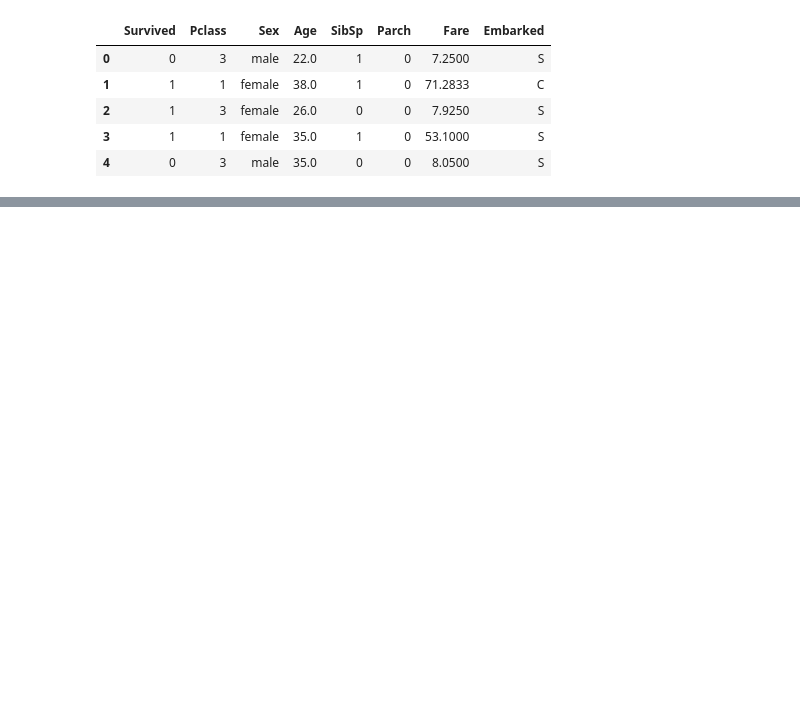
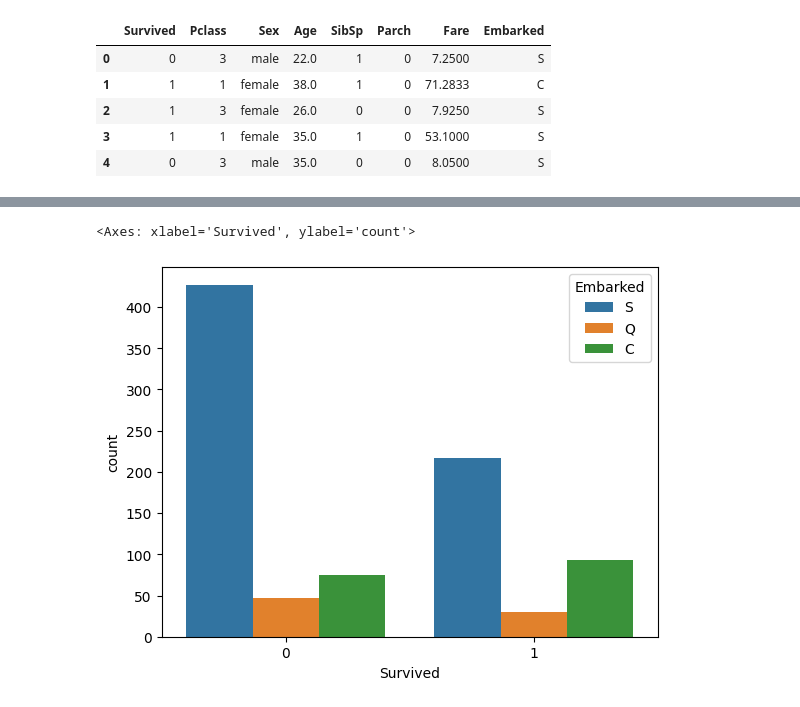
Before and after one commit to CarlosCordova2023/Regresi-nLog-stica, a Jupyter notebook: EjercicioRegresiónLogística.ipynb, the cells around one changed output, grey strips where cells are left out. Cells and saved outputs as stored; diff of their text form; code cells hidden in the pictures; blank space fills up the shorter version.

```diff
--- a/EjercicioRegresiónLogística.ipynb
+++ b/EjercicioRegresiónLogística.ipynb
@@ -290,3 +292,6 @@ datos.head()
 | 2 | 1 | 3 | female | 26.0 | 0 | 0 | 7.9250 | S |
 | 3 | 1 | 1 | female | 35.0 | 1 | 0 | 53.1000 | S |
 | 4 | 0 | 3 | male | 35.0 | 0 | 0 | 8.0500 | S |
+# %%
+datos =datos.join(dummies_sex10)
+datos=datos.drop(["Sex"], axis=1)
@@ -292,0 +300,2 @@ datos.head()
+# %%
+datos=datos.drop(["Sex"], axis=1)
@@ -292,0 +311,5 @@ datos.head()
+# %%
+sb.countplot(x=("Survived"), data=datos, hue="Embarked")
+# %% [output]
+<Axes: xlabel='Survived', ylabel='count'>
+[figure, added]
```
Also changed, not shown: parts of 20 cells of this notebook.
